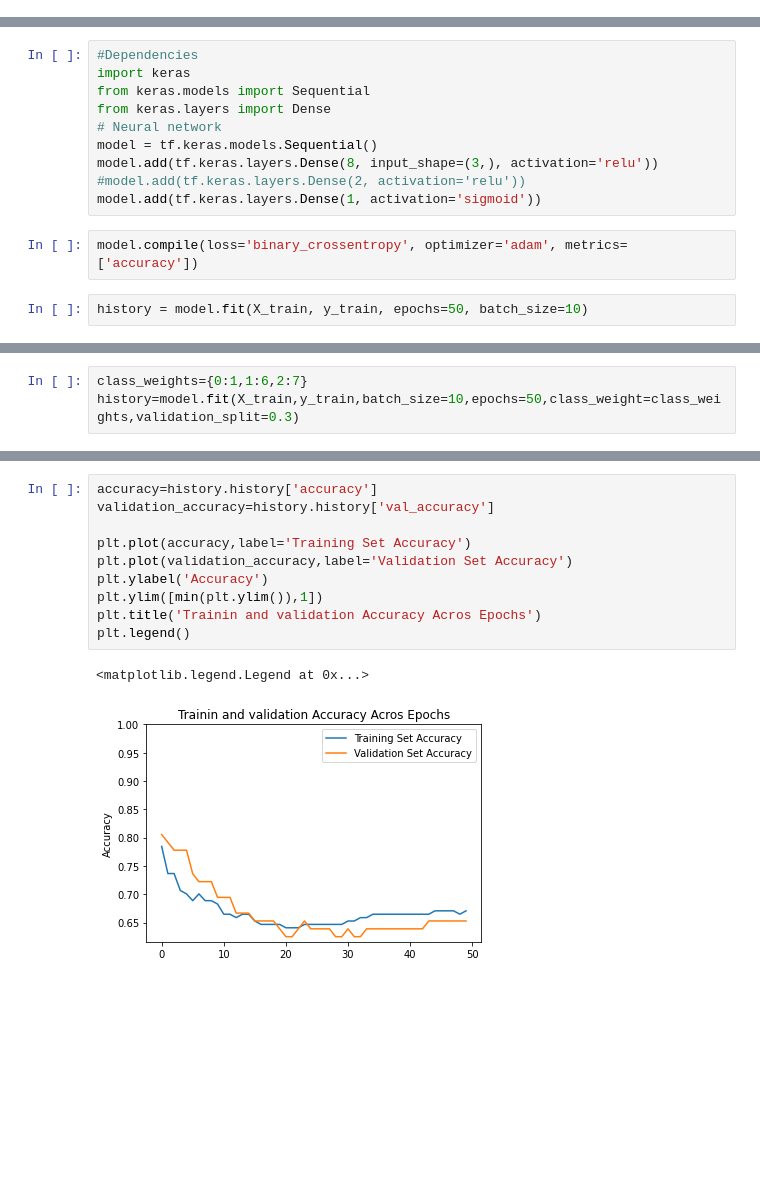
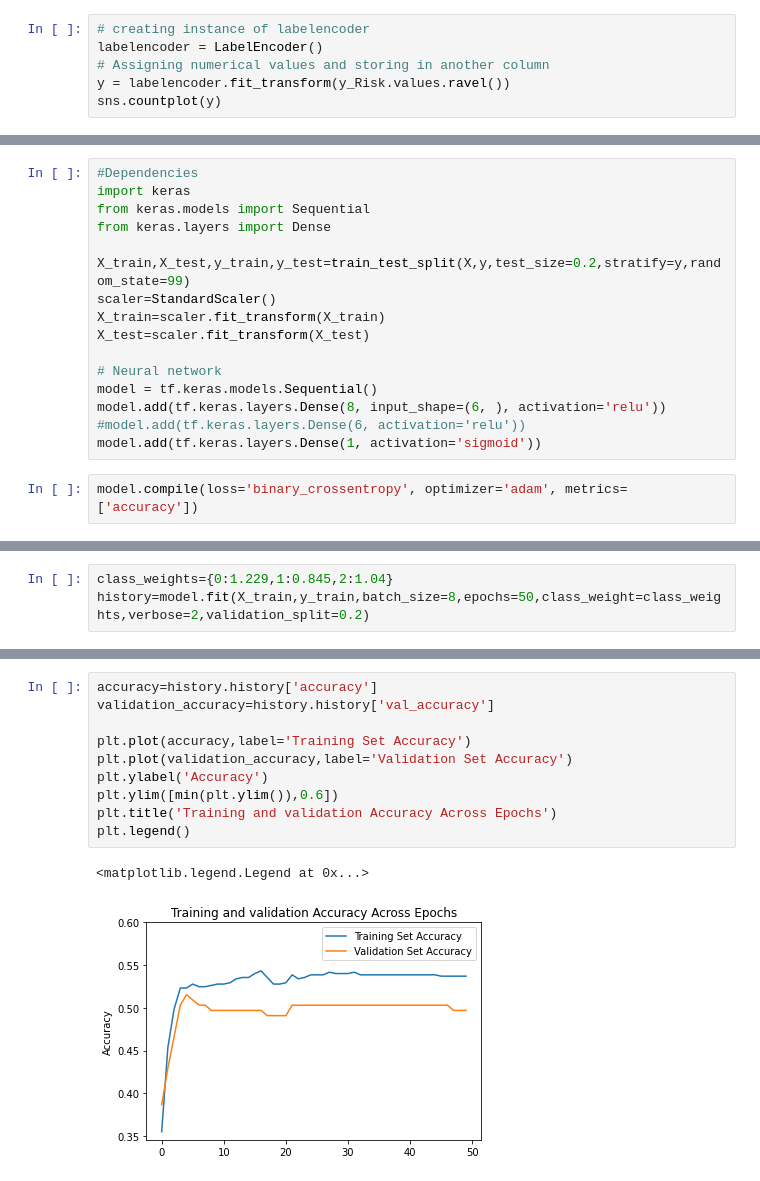
Before and after one commit to uzeziogho/MLDM, a Jupyter notebook: Classifiers.ipynb, the cells around one changed output, grey strips where cells are left out. Drawn from its saved outputs; the diff is of its cells as text; blank space fills up the shorter version.

```diff
--- a/Classifiers.ipynb
+++ b/Classifiers.ipynb
@@ -106,0 +96,6 @@ Counter({1: 102, 0: 102})
+# %%
+# creating instance of labelencoder
+labelencoder = LabelEncoder()
+# Assigning numerical values and storing in another column
+y = labelencoder.fit_transform(y_Risk.values.ravel())
+sns.countplot(y)
@@ -284,12 +279,16 @@ X_test=scaler.transform(X_test)
 import keras
 from keras.models import Sequential
 from keras.layers import Dense
+
+X_train,X_test,y_train,y_test=train_test_split(X,y,test_size=0.2,stratify=y,random_state=99)
+scaler=StandardScaler()
+X_train=scaler.fit_transform(X_train)
+X_test=scaler.fit_transform(X_test)
+
 # Neural network
 model = tf.keras.models.Sequential()
-model.add(tf.keras.layers.Dense(8, input_shape=(3,), activation='relu'))
-#model.add(tf.keras.layers.Dense(2, activation='relu'))
+model.add(tf.keras.layers.Dense(8, input_shape=(6, ), activation='relu'))
+#model.add(tf.keras.layers.Dense(6, activation='relu'))
 model.add(tf.keras.layers.Dense(1, activation='sigmoid'))
 # %%
 model.compile(loss='binary_crossentropy', optimizer='adam', metrics=['accuracy'])
-# %%
-history = model.fit(X_train, y_train, epochs=50, batch_size=10)
@@ -330,5 +315,5 @@ _________________________________________________________________
 # %%
-class_weights={0:1,1:6,2:7}
-history=model.fit(X_train,y_train,batch_size=10,epochs=50,class_weight=class_weights,validation_split=0.3)
+class_weights={0:1.229,1:0.845,2:1.04}
+history=model.fit(X_train,y_train,batch_size=8,epochs=50,class_weight=class_weights,verbose=2,validation_split=0.2)
 # %% [output]
 Epoch 1/50
@@ -351,13 +336,13 @@ Epoch 50/50
 # %%
 accuracy=history.history['accuracy']
 validation_accuracy=history.history['val_accuracy']
 
 plt.plot(accuracy,label='Training Set Accuracy')
 plt.plot(validation_accuracy,label='Validation Set Accuracy')
 plt.ylabel('Accuracy')
-plt.ylim([min(plt.ylim()),1])
-plt.title('Trainin and validation Accuracy Acros Epochs')
+plt.ylim([min(plt.ylim()),0.6])
+plt.title('Training and validation Accuracy Across Epochs')
 plt.legend()
 # %% [output]
 <matplotlib.legend.Legend at 0x...>
-[figure, old version]
+[figure, new version]
```
Also changed, not shown: parts of 38 cells of this notebook.
